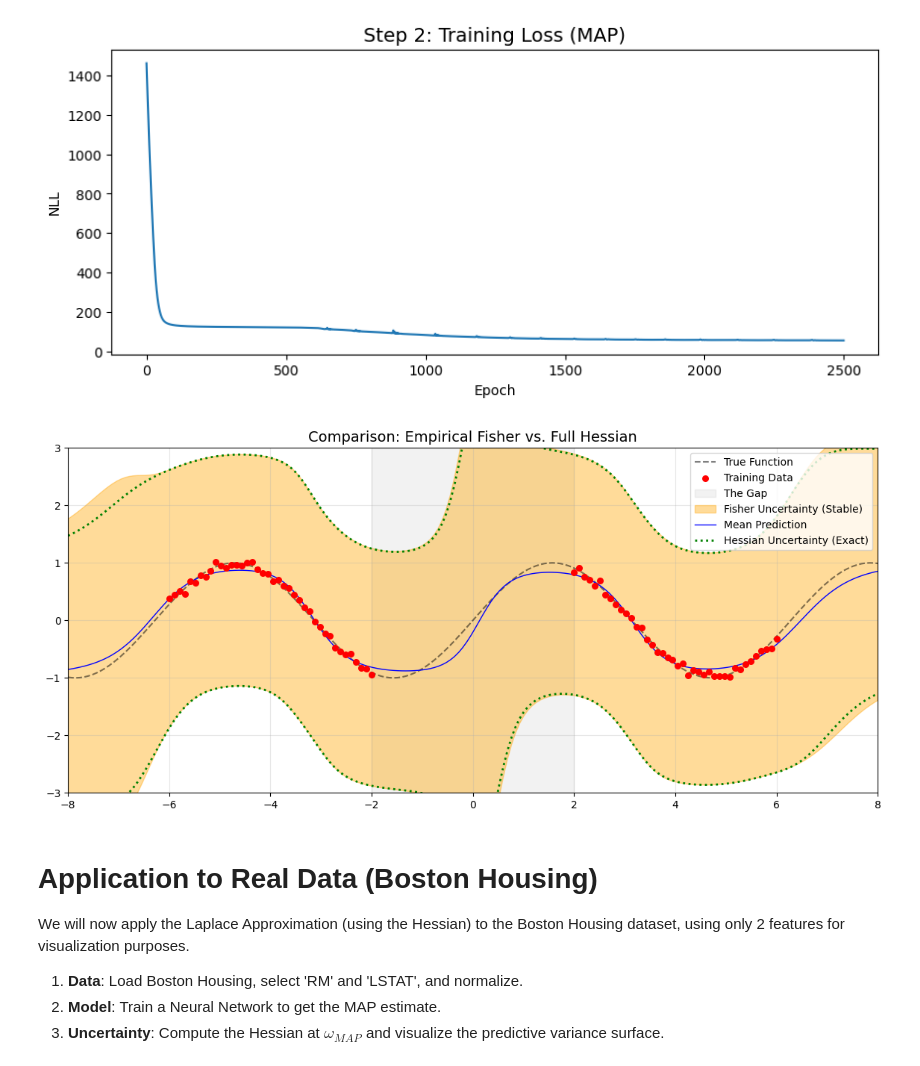
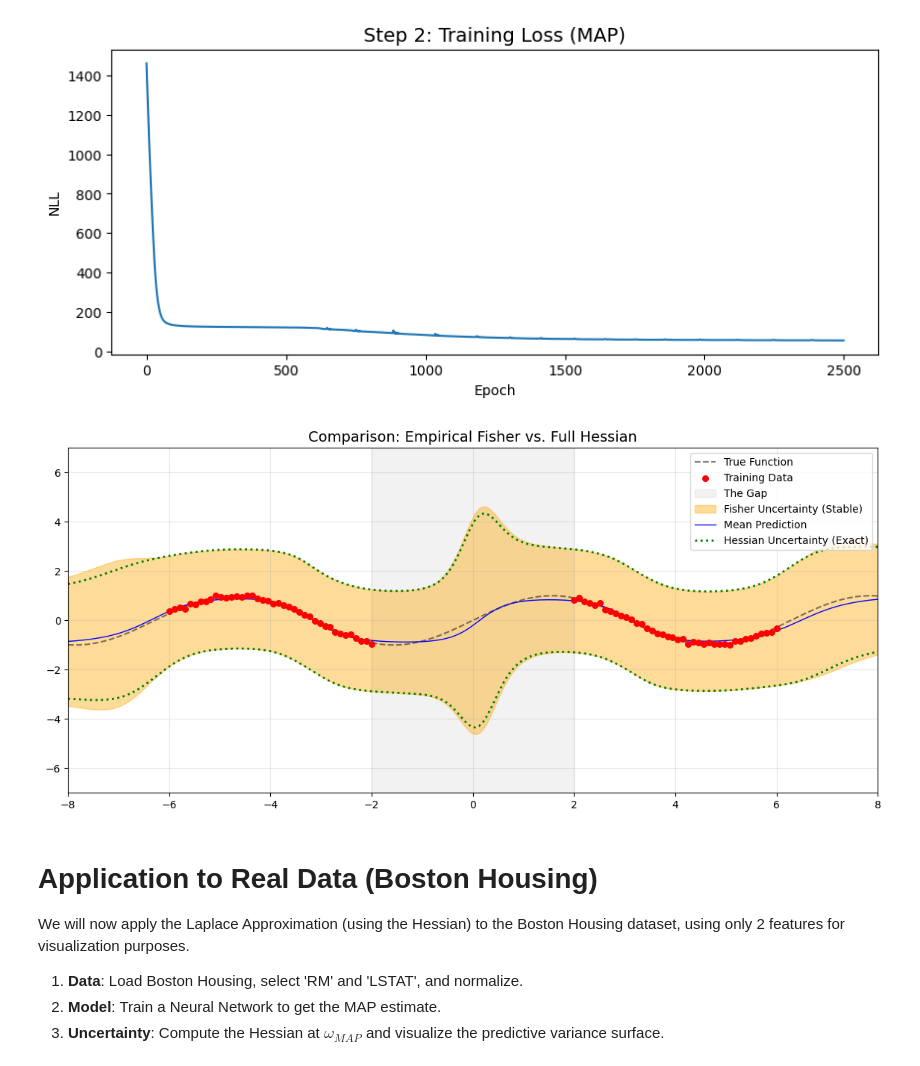
Before and after one commit to FritNik/MasterKL, a Jupyter notebook: Machine Learning 2/Exercise4_2_Exercise.ipynb, the cells around one changed output. Cells and saved outputs as stored; diff of their text form; code cells hidden in the pictures.

```diff
--- a/Machine Learning 2/Exercise4_2_Exercise.ipynb
+++ b/Machine Learning 2/Exercise4_2_Exercise.ipynb
@@ -421,29 +421,29 @@ vars_H = np.maximum(vars_H, 0)
 # %%
 plt.figure(figsize=(14, 6))
 plt.plot(X_test.numpy(), y_true.numpy(), 'k--', alpha=0.5, label='True Function')
 plt.scatter(X_train.numpy(), y_train.numpy(), c='red', s=30, zorder=5, label='Training Data')
 plt.axvspan(-2, 2, color='gray', alpha=0.1, label='The Gap')
 vars_F = np.maximum(F, 0)
 plt.fill_between(X_test.flatten(),
                  y_pred_map - 2*np.sqrt(vars_F),
                  y_pred_map + 2*np.sqrt(vars_F),
                  color='orange', alpha=0.4, label='Fisher Uncertainty (Stable)')
 
-lower_H = preds_H - 2*np.sqrt(vars_H)
-upper_H = preds_H + 2*np.sqrt(vars_H)
+lower_H = y_pred_map - 2*np.sqrt(vars_H)
+upper_H = y_pred_map + 2*np.sqrt(vars_H)
 
 plt.plot(X_test.flatten(), preds_H, 'b-', linewidth=1, label='Mean Prediction')
 plt.plot(X_test.flatten(), lower_H, color='green', linestyle=':', linewidth=2)
 plt.plot(X_test.flatten(), upper_H, color='green', linestyle=':', linewidth=2, label='Hessian Uncertainty (Exact)')
 
 plt.title("Comparison: Empirical Fisher vs. Full Hessian", fontsize=14)
 plt.legend(loc='upper right')
-plt.ylim(-3.0, 3.0)
+plt.ylim(-7.0, 7.0)
 plt.xlim(-8, 8)
 plt.grid(True, alpha=0.3)
 plt.show()
 # %% [output]
-[figure, old version]
+[figure, new version]
 # %% [markdown]
 # Application to Real Data (Boston Housing)
 
```
